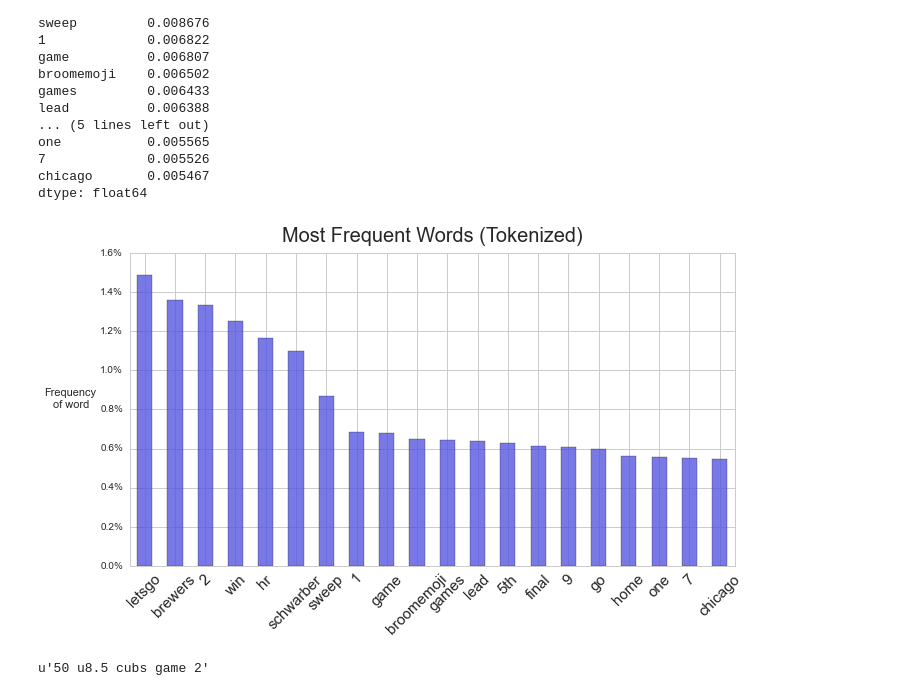
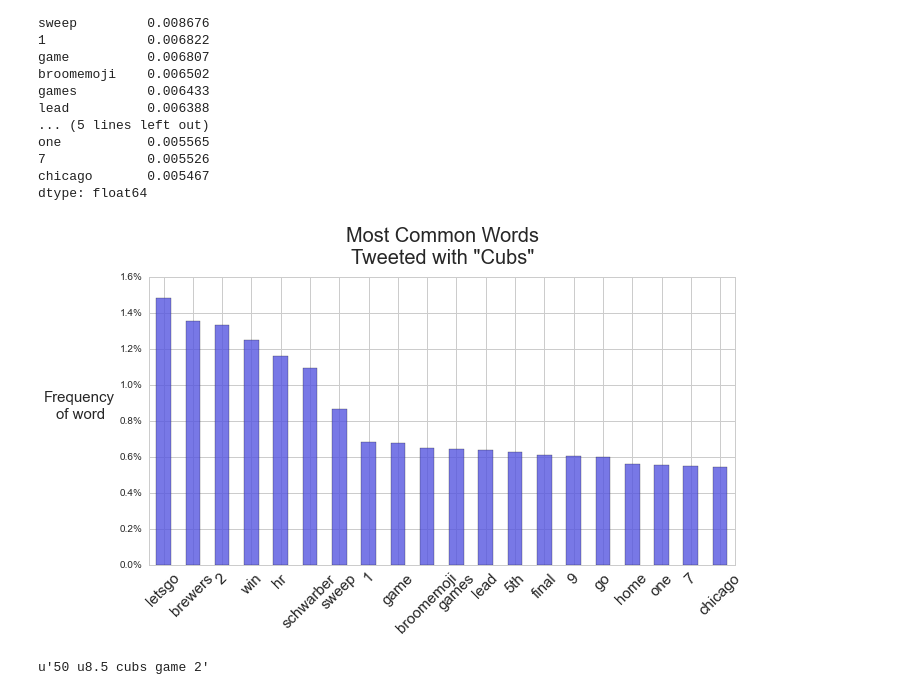
Before and after one commit to yongcho822/Cubs-Sentiment-Analysis-Dashboard, a Jupyter notebook: ExtraAnalysis.ipynb, the cells around one changed output. Cells and saved outputs as stored; diff of their text form; code cells hidden in the pictures.

```diff
--- a/ExtraAnalysis.ipynb
+++ b/ExtraAnalysis.ipynb
@@ -155,21 +155,21 @@ def to_percent(y, position):
 # %%
 sns.set_style('whitegrid')
 
 fig = plt.figure(figsize = (10,6))
 ax = fig.add_subplot(1,1,1)
 
 formatter = FuncFormatter(to_percent)
 
 # Set the formatter
 plt.gca().yaxis.set_major_formatter(formatter)
 
 norm_array.plot(kind = 'bar', use_index=True, color='#5656E0', alpha=0.8)
 ax.set_xticklabels(norm_array.index, rotation=45, fontsize = 15)
 # ax.invert_yaxis()
-plt.title("Most Frequent Words (Tokenized)", fontsize = 20, y=1.02)
-plt.ylabel("Frequency\nof word", labelpad = 30).set_rotation(0)
+plt.title("Most Common Words\nTweeted with \"Cubs\"", fontsize = 20, y=1.03)
+plt.ylabel("Frequency\nof word", labelpad = 40, fontsize=15).set_rotation(0)
 # %% [output]
-[figure, old version]
+[figure, new version]
 # %%
 #word2vec stuff
 # %%
```
Also changed, not shown: parts of 6 cells of this notebook.
